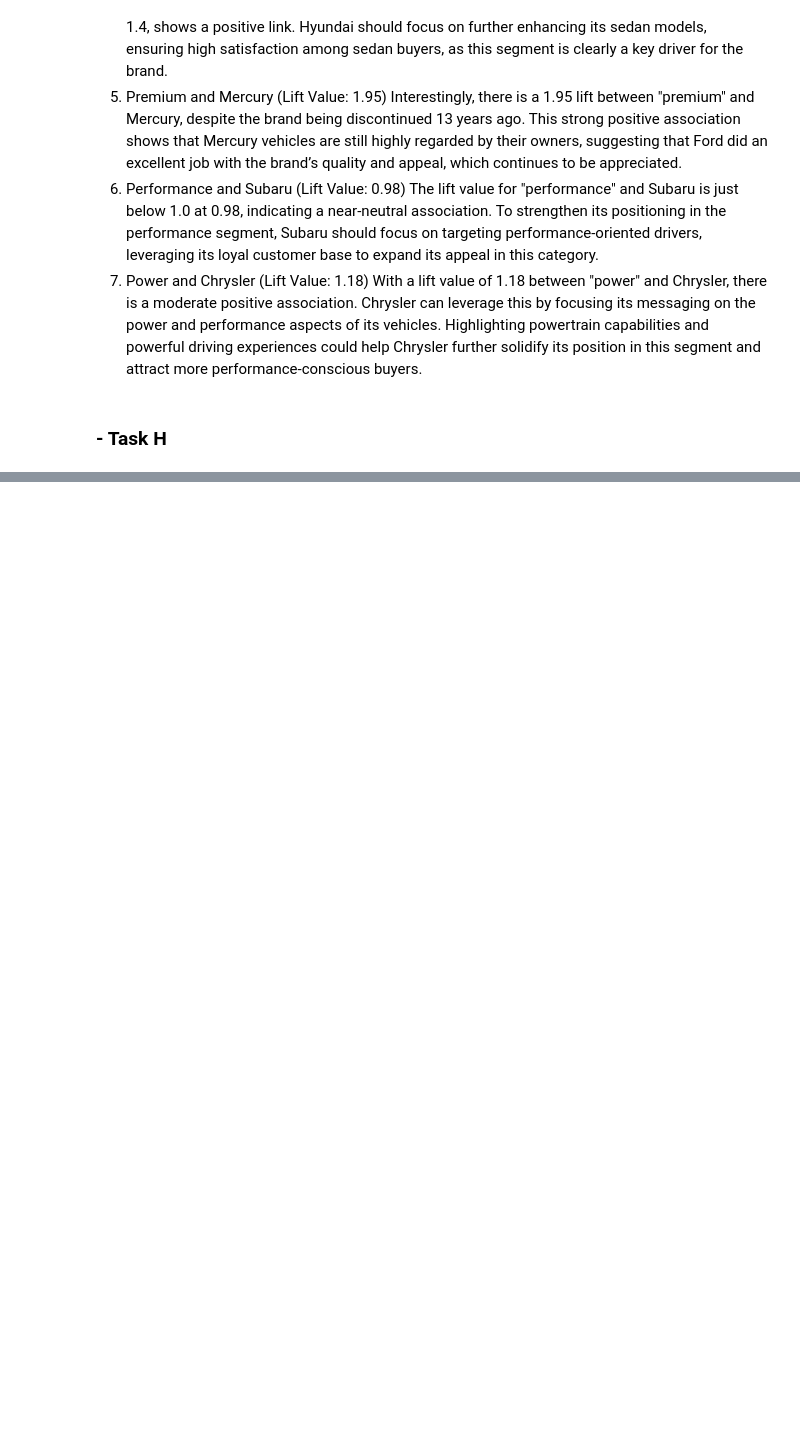
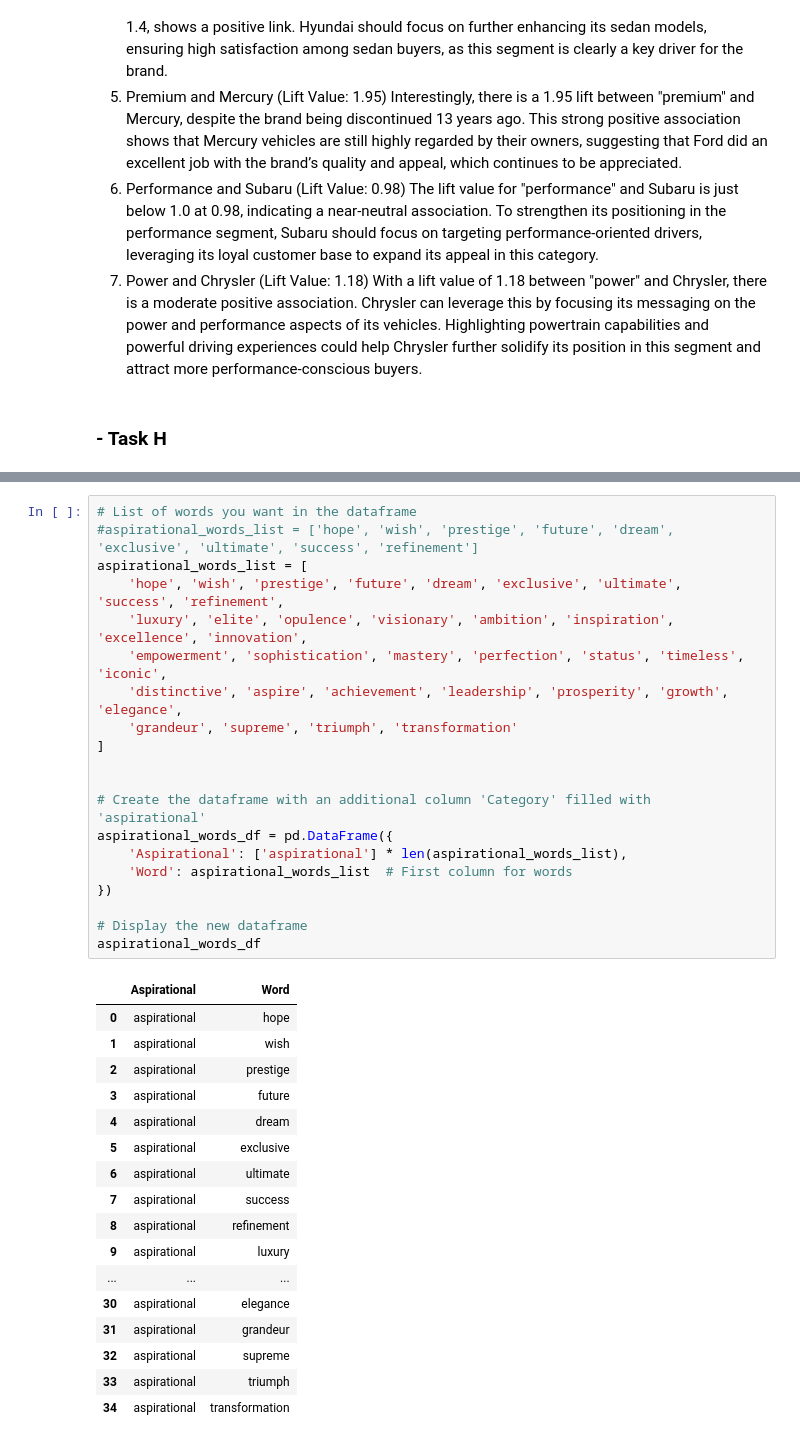
Before and after one commit to biagi0/Unstructured_Data_Projects, a Jupyter notebook: Assignment_One/Assignment_One_Consolidated.ipynb, the cells around one changed output, grey strips where cells are left out. Drawn from its saved outputs; the diff is of its cells as text; blank space fills up the shorter version.

```diff
--- a/Assignment_One/Assignment_One_Consolidated.ipynb
+++ b/Assignment_One/Assignment_One_Consolidated.ipynb
@@ -1041,0 +1037,38 @@ With a lift value of 1.18 between "power" and Chrysler, there is a moderate posi
+# %%
+# List of words you want in the dataframe
+#aspirational_words_list = ['hope', 'wish', 'prestige', 'future', 'dream', 'exclusive', 'ultimate', 'success', 'refinement']
+aspirational_words_list = [
+    'hope', 'wish', 'prestige', 'future', 'dream', 'exclusive', 'ultimate', 'success', 'refinement',
+    'luxury', 'elite', 'opulence', 'visionary', 'ambition', 'inspiration', 'excellence', 'innovation',
+    'empowerment', 'sophistication', 'mastery', 'perfection', 'status', 'timeless', 'iconic',
+    'distinctive', 'aspire', 'achievement', 'leadership', 'prosperity', 'growth', 'elegance',
+    'grandeur', 'supreme', 'triumph', 'transformation'
+]
+
+
+# Create the dataframe with an additional column 'Category' filled with 'aspirational'
+aspirational_words_df = pd.DataFrame({
+    'Aspirational': ['aspirational'] * len(aspirational_words_list),
+    'Word': aspirational_words_list  # First column for words
+})
+
+# Display the new dataframe
+aspirational_words_df
+# %% [output]
+|  | Aspirational | Word |
+| 0 | aspirational | hope |
+| 1 | aspirational | wish |
+| 2 | aspirational | prestige |
+| 3 | aspirational | future |
+| 4 | aspirational | dream |
+| 5 | aspirational | exclusive |
+| 6 | aspirational | ultimate |
+| 7 | aspirational | success |
+| 8 | aspirational | refinement |
+| 9 | aspirational | luxury |
+| ... | ... | ... |
+| 30 | aspirational | elegance |
+| 31 | aspirational | grandeur |
+| 32 | aspirational | supreme |
+| 33 | aspirational | triumph |
+| 34 | aspirational | transformation |
```
Also changed, not shown: parts of 8 cells of this notebook, 2 other files.
